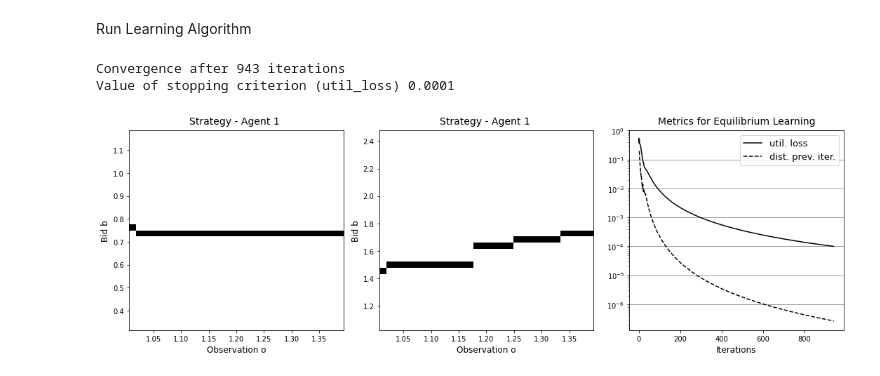
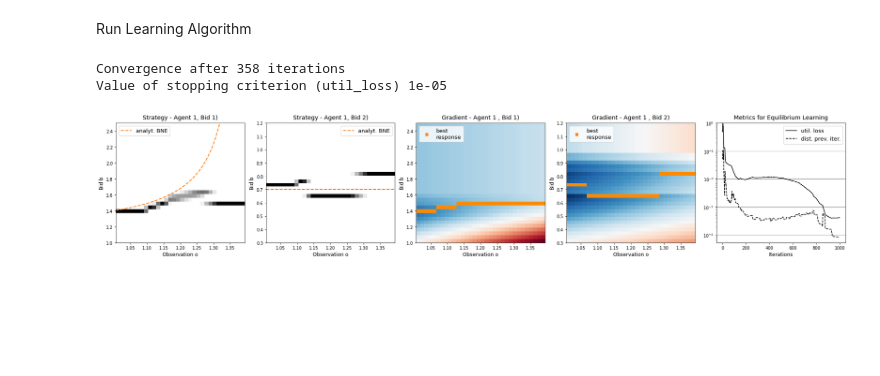
Before and after one commit to MOberlechner/soda, a Jupyter notebook: notebooks/examples/split_award.ipynb, the cells around one changed output. Saved outputs shown, nothing was run; the diff lists cells and outputs as text; code cells hidden in the pictures; blank space fills up the shorter version.

```diff
--- a/notebooks/examples/split_award.ipynb
+++ b/notebooks/examples/split_award.ipynb
@@ -24,7 +15,8 @@ param_prior= {
 
 
 param_util ={
-    'tie_breaking': 'random',
+    'tie_breaking': 'lose',
+    'payment_rule': 'first_price',
     'scale': 0.3,
             }
 
@@ -32,44 +24,40 @@ param_util ={
 n = 32
 m = 32
 
-# create mechanism
-mechanism = SplitAwardAuction(bidder, o_space, a_space, param_prior, param_util)
-
-# create approximation game
-game = Game(mechanism, n, m)
-game.get_utility(mechanism)
+config = Config()
+config.create_config_game("split_award", bidder, o_space, a_space, param_prior, param_util, n, m)
+game = config.create_game()
+game.get_utility()
 # %% [markdown]
 **Learner**
 Specify Learning Algorithm
 # %%
 # parameter learner
 max_iter = int(1e3)
-tol = 1e-4
+tol = 1e-5
 stop_criterion = 'util_loss'
-regularizer = 'euclidean'
-steprule_bool = True
-eta = 0.05
-beta = 0.5
-
-#learner = SODA(max_iter, tol, stop_criterion, regularizer, steprule_bool, eta, beta)
-#learner = SOMA(max_iter, tol, stop_criterion, regularizer, steprule_bool, eta, beta)
-learner = FrankWolfe(max_iter, tol, stop_criterion, 'standard', False, eta, beta)
+param_learner = {
+    "regularizer": "euclidean",
+    "steprule_bool": True,
+    "eta": 0.1,
+    "beta": 0.5,
+}
+config.create_config_learner("soda", max_iter, tol, stop_criterion, param_learner)
+learner = config.create_learner()
 # %% [markdown]
 Run Learning Algorithm
 # %%
 #create and initialize strategies
-strategies = {}
-for i in game.set_bidder:
-    strategies[i] = Strategy(i, game)
-    strategies[i].initialize('random')
+strategies = config.create_strategies(game, "random")
 
-# run soda
-learner.run(mechanism, game, strategies, disable_tqdm_bool=False, print_result_bool=True, save_history_bool=False)
+# run learn algorithm
+learner.run(game, strategies, disable_tqdm_bool=False, print_result_bool=True, save_history_bool=True)
 # %% [output]
-Convergence after 943 iterations
-Value of stopping criterion (util_loss) 0.0001
+Convergence after 358 iterations
+Value of stopping criterion (util_loss) 1e-05
 # %%
 agent = '1'
-strategies[agent].plot(metrics=True)
+bne = game.mechanism.get_bne('1', strategies[agent].o_discr)
+strategies[agent].plot(metrics=True, grad=True, beta=bne)
 # %% [output]
-[figure, old version]
+[figure, new version]
```
Also changed, not shown: parts of 2 cells of this notebook, 2 other files.
